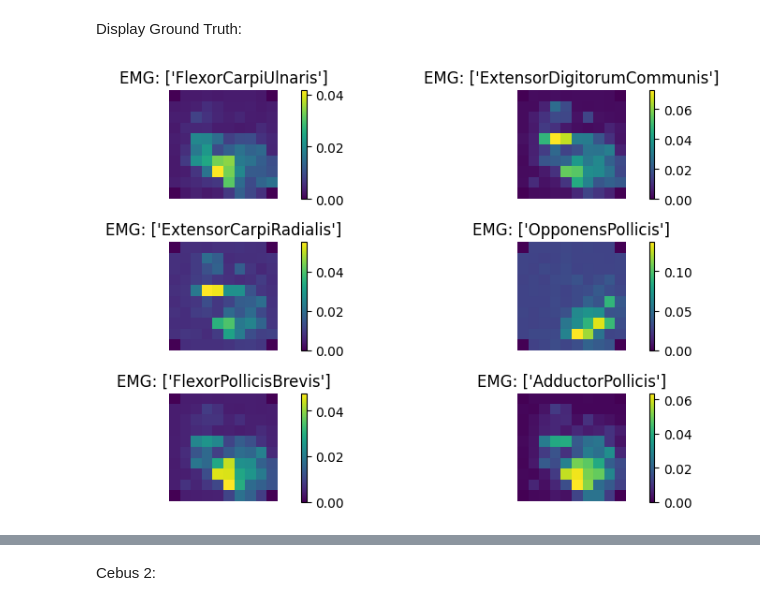
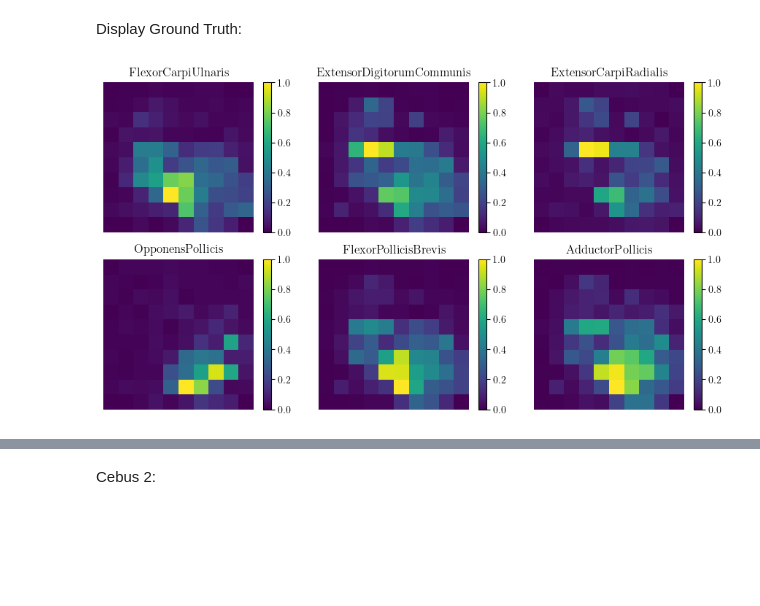
Before and after one commit to MoutetMaxime/mpbo, a Jupyter notebook: Experiment_neurostimulation.ipynb, the cells around one changed output, grey strips where cells are left out. Saved outputs shown, nothing was run; the diff lists cells and outputs as text; code cells hidden in the pictures; blank space fills up the shorter version.

```diff
--- a/Experiment_neurostimulation.ipynb
+++ b/Experiment_neurostimulation.ipynb
@@ -84,26 +85,36 @@ Display Ground Truth:
 # %%
 im = np.zeros((10, 10))
 
-n_cols, n_rows = 3, 2
+n_cols, n_rows = 2, 3
 
+import matplotlib
+
+font = {"weight": "normal", "size": 12}
+matplotlib.rc("font", **{"family": "serif", "serif": ["Times New Roman"]})
+matplotlib.rc("text", usetex=True)
 fig, axs = plt.subplots(n_cols, n_rows, figsize=(9, 5))
 # Remplissage de chaque carte avec les valeurs de response correspondantes
 for i, ax in enumerate(axs.flat):
     im.fill(0)  # Remise à zéro de la carte pour chaque sous-plot
+    valid_respMean[i] = (valid_respMean[i] - valid_respMean[i].min()) / (
+        valid_respMean[i].max() - valid_respMean[i].min()
+    )
     for j in range(len(ch2xy)):
         x, y = ch2xy[j]
         im[int(x), int(y)] = valid_respMean[i, j]
 
     image = ax.imshow(im, cmap="viridis", interpolation="nearest")
-    ax.set_title("EMG: {}".format(emgs[i]))
+    ax.set_title("{}".format(emgs[i][0]))
     cbar = fig.colorbar(image, ax=ax)
     ax.axis("off")
 
 
 plt.tight_layout()
-plt.show()
+# plt.show()
+
+plt.savefig("cebus1.pdf", bbox_inches="tight")
 # %% [output]
-[figure, old version]
+[figure, new version]
 # %%
 mean_regret_cebus1 = np.zeros((response.shape[1], 150, 3))
 q_star = 35
```
Also changed, not shown: parts of 9 cells of this notebook, 12 other files.
